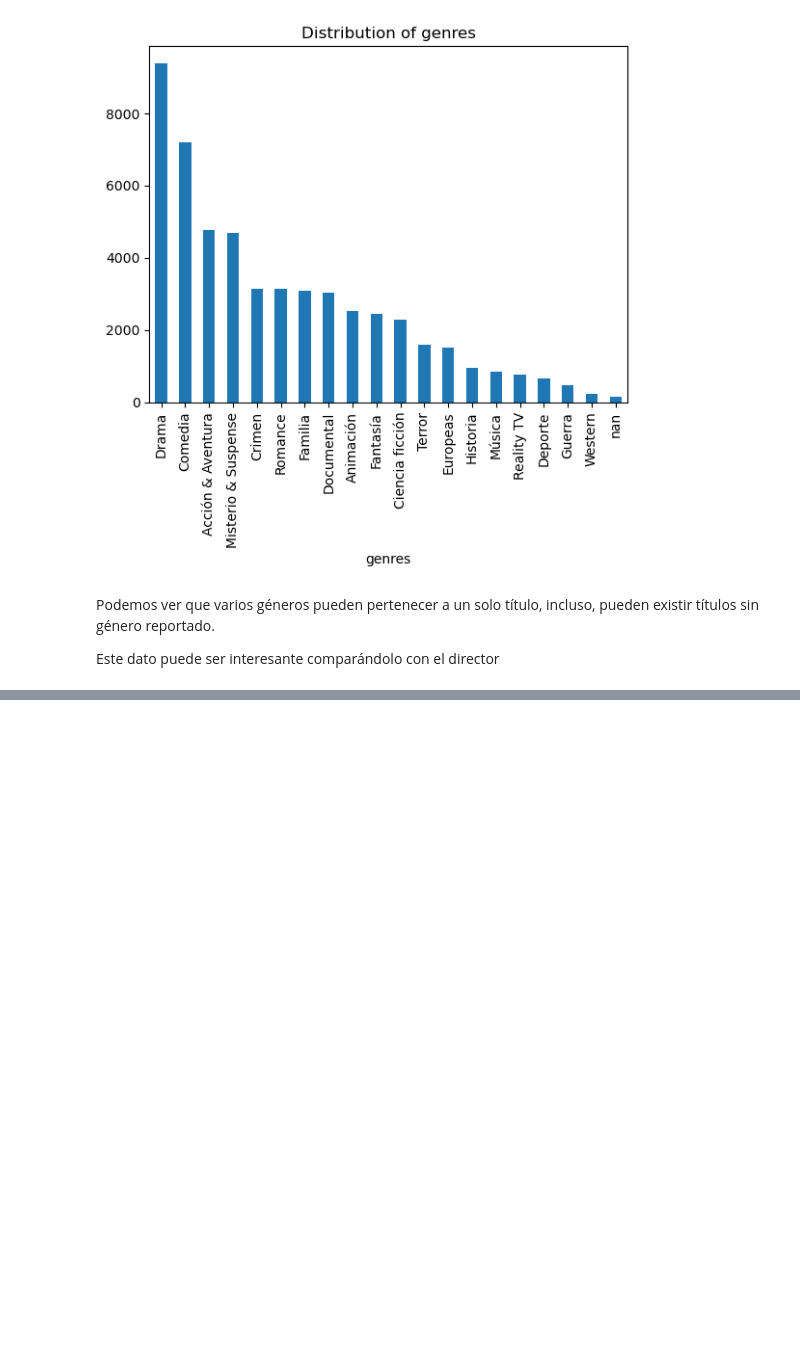
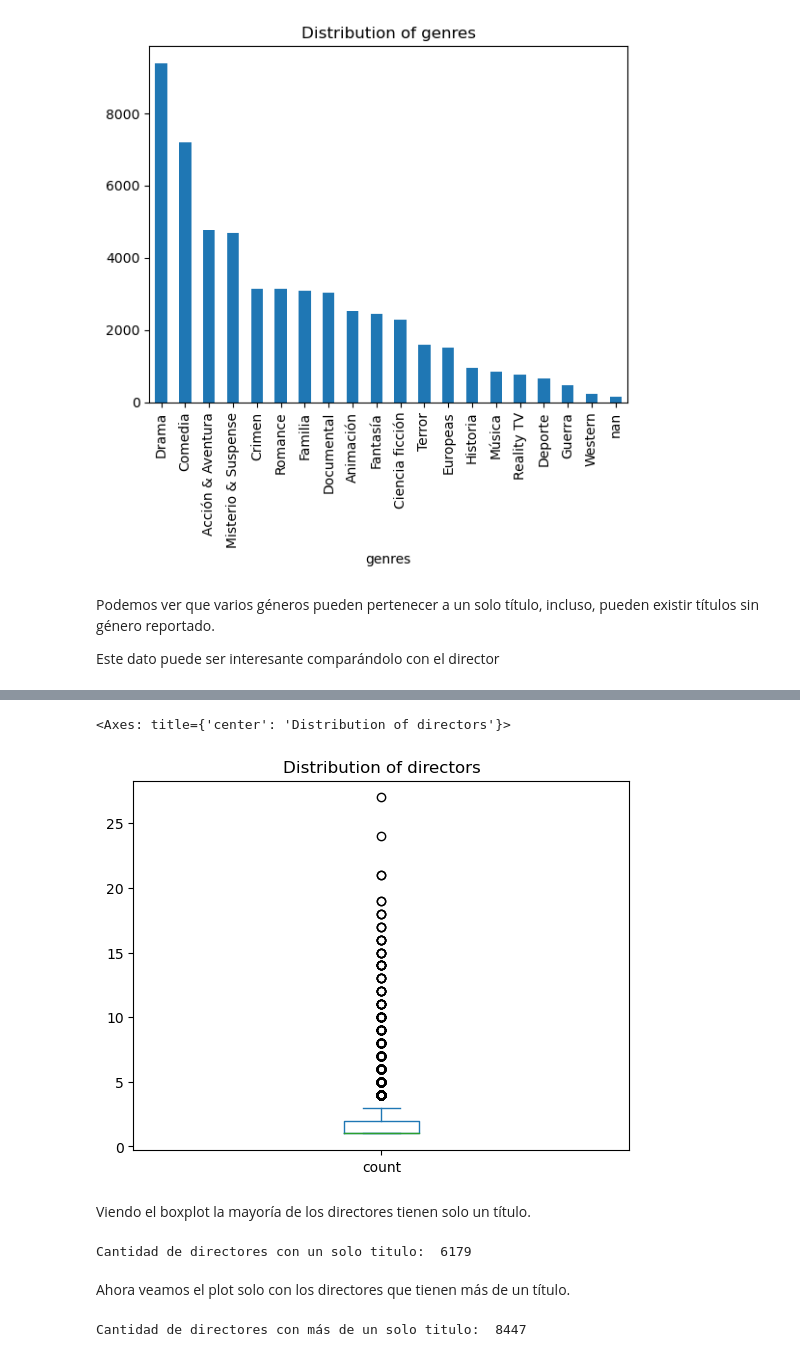
Before and after one commit to Josehoyos26/ML_NS_G13, a Jupyter notebook: Proyecto/EDA.ipynb, the cells around one changed output, grey strips where cells are left out. Drawn from its saved outputs; the diff is of its cells as text; code cells hidden in the pictures; blank space fills up the shorter version.

```diff
--- a/Proyecto/EDA.ipynb
+++ b/Proyecto/EDA.ipynb
@@ -249,0 +289,3 @@ Este dato puede ser interesante comparándolo con el director
+# %%
+director_counts = count_values_in_column(df, column_name='director')
+director_counts
@@ -249,0 +306,19 @@ Este dato puede ser interesante comparándolo con el director
+# %%
+director_counts.plot(kind='box', title='Distribution of directors')
+# %% [output]
+<Axes: title={'center': 'Distribution of directors'}>
+[figure, added]
+# %% [markdown]
+Viendo el boxplot la mayoría de los directores tienen solo un título.
+# %%
+directors_one_title = filter_values_equal_than_k(df, column_name='director')
+print('Cantidad de directores con un solo titulo: ', sum(directors_one_title))
+# %% [output]
+Cantidad de directores con un solo titulo:  6179
+# %% [markdown]
+Ahora veamos el plot solo con los directores que tienen más de un título.
+# %%
+directors_more_one_title = filter_values_greater_than_k(df, column_name='director')
+print('Cantidad de directores con más de un solo titulo: ', sum(directors_more_one_title))
+# %% [output]
+Cantidad de directores con más de un solo titulo:  8447
```
Also changed, not shown: parts of 17 cells of this notebook.
